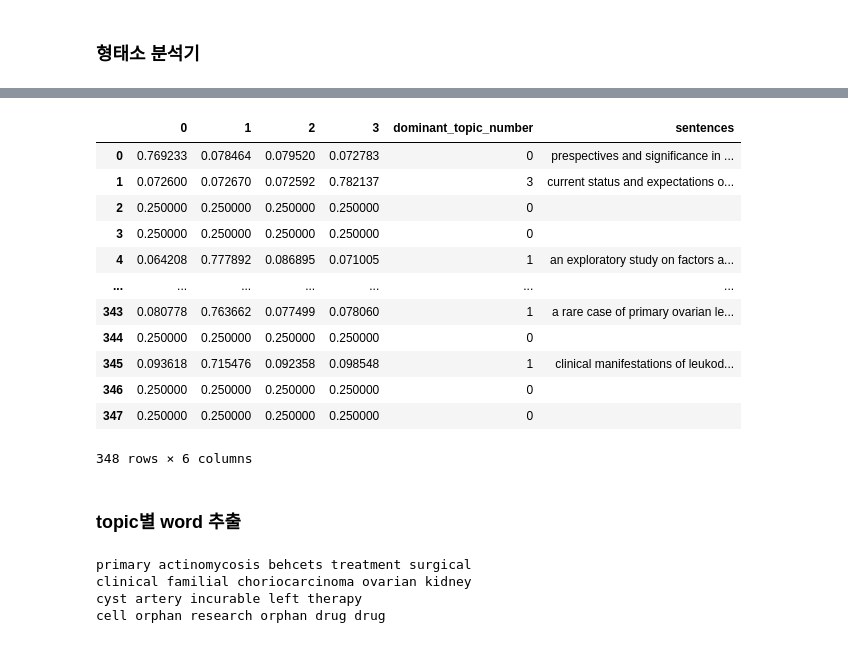
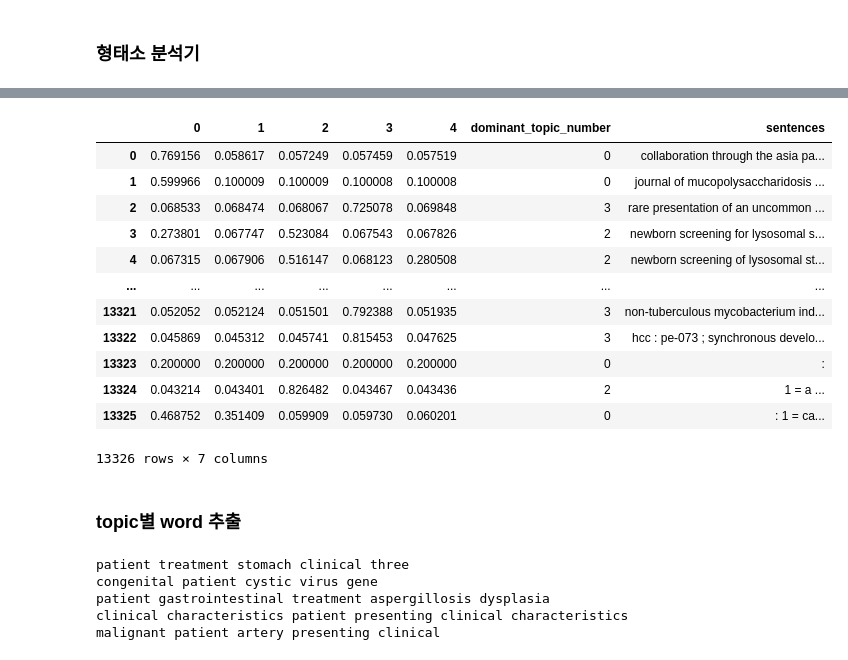
Before and after one commit to kdj0712/teamKim1, a Jupyter notebook: data/eng_academic_research-.ipynb, the cells around one changed output, grey strips where cells are left out. Cells and saved outputs as stored; diff of their text form; code cells hidden in the pictures.

```diff
--- a/data/eng_academic_research-.ipynb
+++ b/data/eng_academic_research-.ipynb
@@ -149,9 +149,16 @@ eng_title
+# %%
+f=open('./csv/eng_academic_research_stopwords.txt')
+stopwords=[]
+lines = f.readlines()
+for line in lines:
+    line = line.strip()
+    stopwords.append(line)
+f.close()
 # %%
-df_Riss_research['research_eng_title'] = df_Riss_research['research_eng_title'].str.lower()
+df_Riss_research['research_title'] = df_Riss_research['research_title'].str.lower()
 # %%
 from sklearn.feature_extraction.text import TfidfVectorizer
-tfidfVectorizer = TfidfVectorizer(stop_words=['who', 'rare', 'korea', 'case', 'study', 'report', 'two', 'disease', 'reports', 'patients', 'medical', 'diseases', 'cases', 'findings', 'syndrome', 'product', "review","children","mothers"
-                                              , 'the', 'an', 'and', 'as', 'about', 'above', 'across', 'after', 'against', 'along', 'among', 'around', 'at', 'before', 'behind', 'below', 'beneath', 'beside', 'between', 'beyond', 'by', 'down', 'during', 'except', 'for', 'from', 'in', 'inside', 'into', 'like', 'near', 'of', 'off', 'on', 'onto', 'out', 'outside', 'over', 'past', 'round', 'through', 'throughout', 'to', 'toward', 'under', 'underneath', 'until', 'unto', 'up', 'upon', 'with', 'within', 'without']
+tfidfVectorizer = TfidfVectorizer(stop_words=stopwords
                                   , ngram_range=(1,2)
                                   , max_df=0.95
                                   , min_df=2)  # stop_words는 vocabulary에서 필요없는 단어를 빼주는 것. ngram_range는 단어를 붙여주는 것으로 2개의 단어가 합성되었을때 의미를 가지고, 떨어져있을때 의미가 상실되는 경우를 포함함.
@@ -198,5 +190,5 @@ tfidfVectorizer.vocabulary_
 # %%
 from sklearn.decomposition import LatentDirichletAllocation
-lda_model = LatentDirichletAllocation(n_components=4, n_jobs=-1) #인스턴스화 #n_components 토픽의 갯수
+lda_model = LatentDirichletAllocation(n_components=5, n_jobs=-1) #인스턴스화 #n_components 토픽의 갯수
 lda_model.fit(result_vectors) #교육
 # %% [output]
@@ -254,21 +233,21 @@ df_topics_score
 # %%
 df_topics_score['dominant_topic_number'] = np.argmax(topics_output, axis=1)
-df_topics_score['sentences'] = df_Riss_research['research_eng_title']
+df_topics_score['sentences'] = df_Riss_research['research_title']
 df_topics_score
 # %% [output]
-|  | 0 | 1 | 2 | 3 | dominant_topic_number | sentences |
-| 0 | 0.769233 | 0.078464 | 0.079520 | 0.072783 | 0 | prespectives and significance in ... |
-| 1 | 0.072600 | 0.072670 | 0.072592 | 0.782137 | 3 | current status and expectations o... |
-| 2 | 0.250000 | 0.250000 | 0.250000 | 0.250000 | 0 |  |
-| 3 | 0.250000 | 0.250000 | 0.250000 | 0.250000 | 0 |  |
-| 4 | 0.064208 | 0.777892 | 0.086895 | 0.071005 | 1 | an exploratory study on factors a... |
-| ... | ... | ... | ... | ... | ... | ... |
-| 343 | 0.080778 | 0.763662 | 0.077499 | 0.078060 | 1 | a rare case of primary ovarian le... |
-| 344 | 0.250000 | 0.250000 | 0.250000 | 0.250000 | 0 |  |
-| 345 | 0.093618 | 0.715476 | 0.092358 | 0.098548 | 1 | clinical manifestations of leukod... |
-| 346 | 0.250000 | 0.250000 | 0.250000 | 0.250000 | 0 |  |
-| 347 | 0.250000 | 0.250000 | 0.250000 | 0.250000 | 0 |  |
+|  | 0 | 1 | 2 | 3 | 4 | dominant_topic_number | sentences |
+| 0 | 0.769156 | 0.058617 | 0.057249 | 0.057459 | 0.057519 | 0 | collaboration through the asia pa... |
+| 1 | 0.599966 | 0.100009 | 0.100009 | 0.100008 | 0.100008 | 0 | journal of mucopolysaccharidosis ... |
+| 2 | 0.068533 | 0.068474 | 0.068067 | 0.725078 | 0.069848 | 3 | rare presentation of an uncommon ... |
+| 3 | 0.273801 | 0.067747 | 0.523084 | 0.067543 | 0.067826 | 2 | newborn screening for lysosomal s... |
+| 4 | 0.067315 | 0.067906 | 0.516147 | 0.068123 | 0.280508 | 2 | newborn screening of lysosomal st... |
+| ... | ... | ... | ... | ... | ... | ... | ... |
+| 13321 | 0.052052 | 0.052124 | 0.051501 | 0.792388 | 0.051935 | 3 | non-tuberculous mycobacterium ind... |
+| 13322 | 0.045869 | 0.045312 | 0.045741 | 0.815453 | 0.047625 | 3 | hcc : pe-073 ; synchronous develo... |
+| 13323 | 0.200000 | 0.200000 | 0.200000 | 0.200000 | 0.200000 | 0 | : |
+| 13324 | 0.043214 | 0.043401 | 0.826482 | 0.043467 | 0.043436 | 2 | 1 = a ... |
+| 13325 | 0.468752 | 0.351409 | 0.059909 | 0.059730 | 0.060201 | 0 | : 1 = ca... |
-348 rows × 6 columns
+13326 rows × 7 columns
 # %% [markdown]
 ### topic별 word 추출
 # %%
@@ -286,13 +265,14 @@ for topic in lda_model.components_:
     topics_list.append(topics_text)
 
 
-topics_list_add = [topics_list, ['Topic0', 'Topic1', 'Topic2', 'Topic3']]
+topics_list_add = [topics_list, ['Topic0', 'Topic1', 'Topic2', 'Topic3', 'Topic4']]
 df_topics_keywords = pd.DataFrame(topics_list_add)
 # %% [output]
-primary actinomycosis behcets treatment surgical
-clinical familial choriocarcinoma ovarian kidney
-cyst artery incurable left therapy
-cell orphan research orphan drug drug
+patient treatment stomach clinical three
+congenital patient cystic virus gene
+patient gastrointestinal treatment aspergillosis dysplasia
+clinical characteristics patient presenting clinical characteristics
+malignant patient artery presenting clinical
 # %%
 df_topics_keywords
 # %% [output]
```
Also changed, not shown: parts of 18 cells of this notebook, 8 other files.
